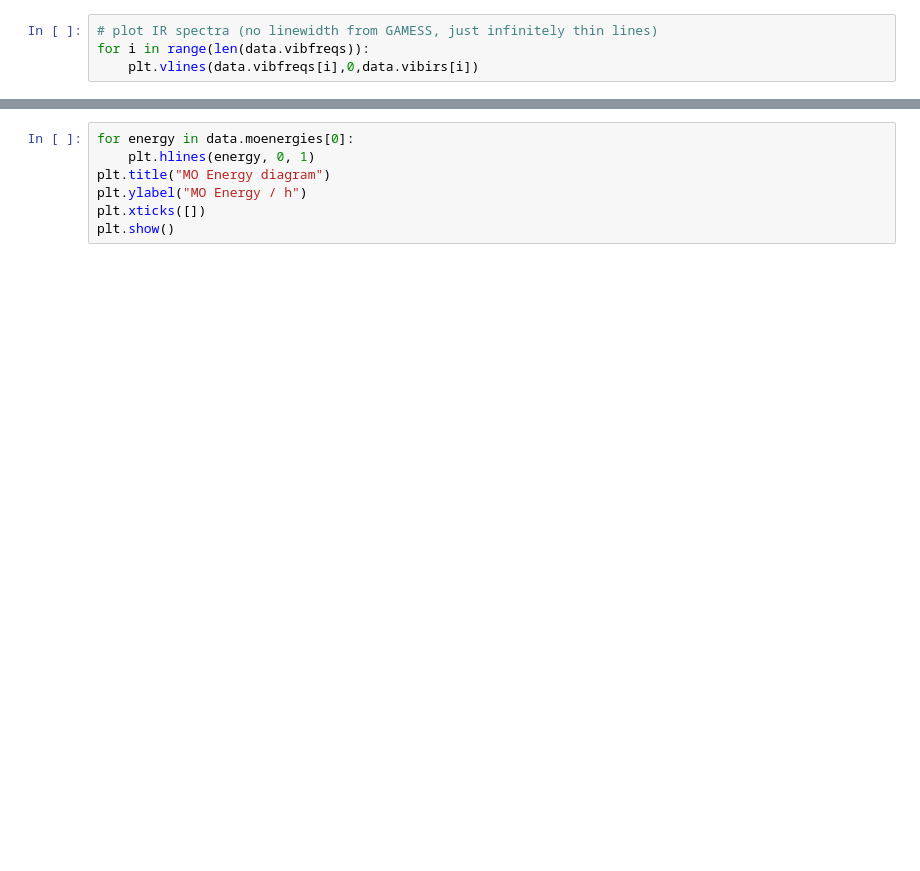
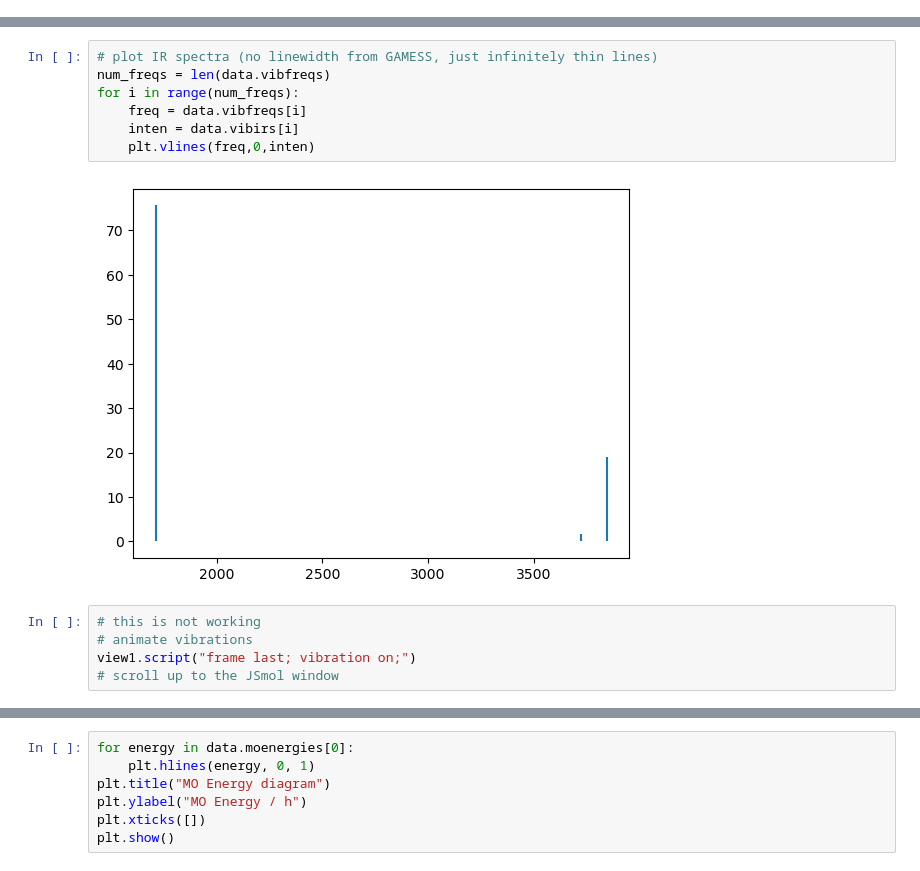
Before and after one commit to markperri/mercury2025, a Jupyter notebook: parse output file.ipynb, the cells around one changed output, grey strips where cells are left out. Cells and saved outputs as stored; diff of their text form; blank space fills up the shorter version.

```diff
--- a/parse output file.ipynb
+++ b/parse output file.ipynb
@@ -106,4 +93,0 @@ print (data.vibirs)
-# %%
-# plot IR spectra (no linewidth from GAMESS, just infinitely thin lines)
-for i in range(len(data.vibfreqs)):
-    plt.vlines(data.vibfreqs[i],0,data.vibirs[i])
@@ -116,0 +214,14 @@ print (data.moenergies[0])
+# %%
+# plot IR spectra (no linewidth from GAMESS, just infinitely thin lines)
+num_freqs = len(data.vibfreqs)
+for i in range(num_freqs):
+    freq = data.vibfreqs[i]
+    inten = data.vibirs[i]
+    plt.vlines(freq,0,inten)
+# %% [output]
+[figure, added]
+# %%
+# this is not working
+# animate vibrations
+view1.script("frame last; vibration on;")
+# scroll up to the JSmol window
```
Also changed, not shown: parts of 52 cells of this notebook.
